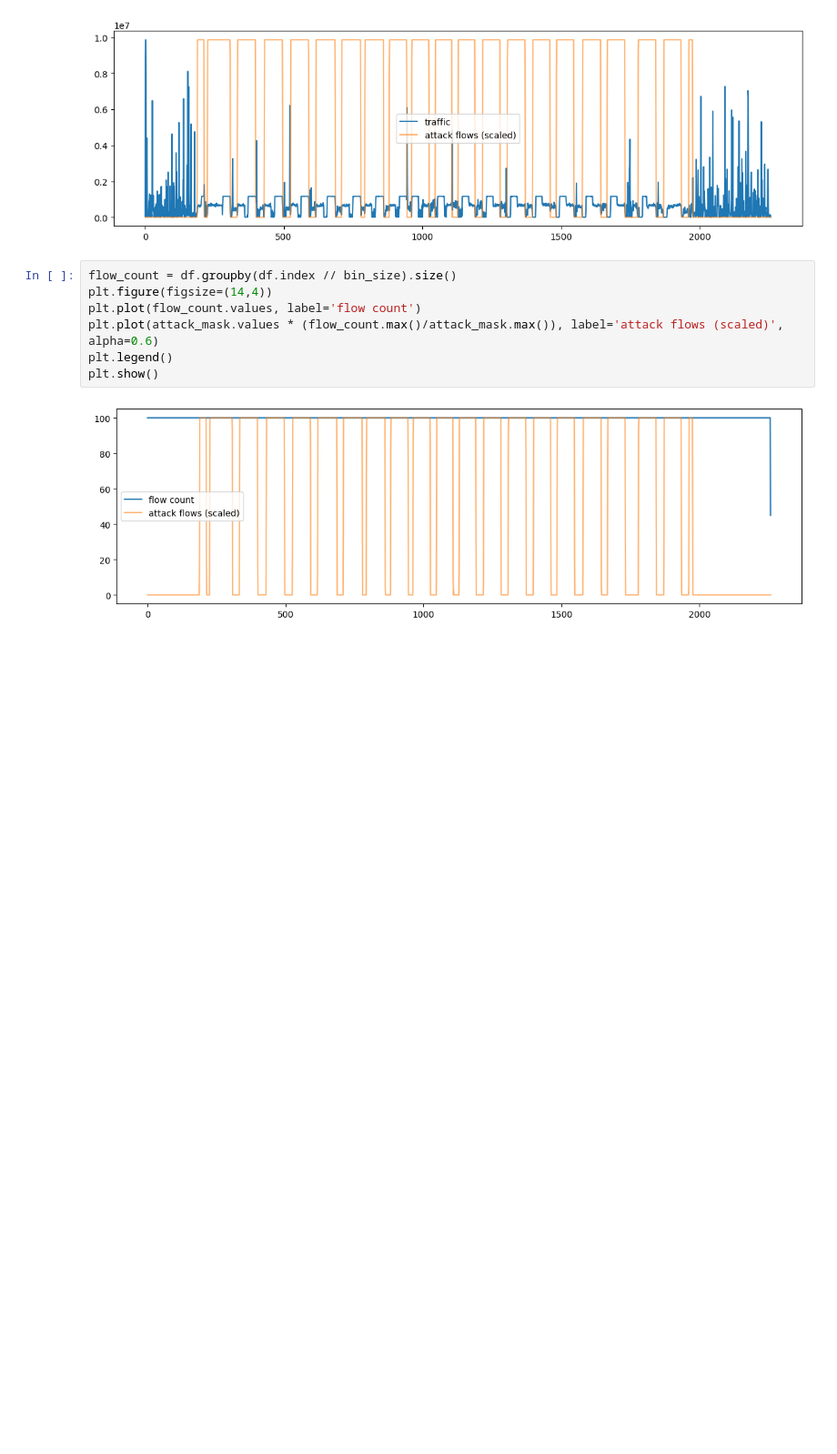
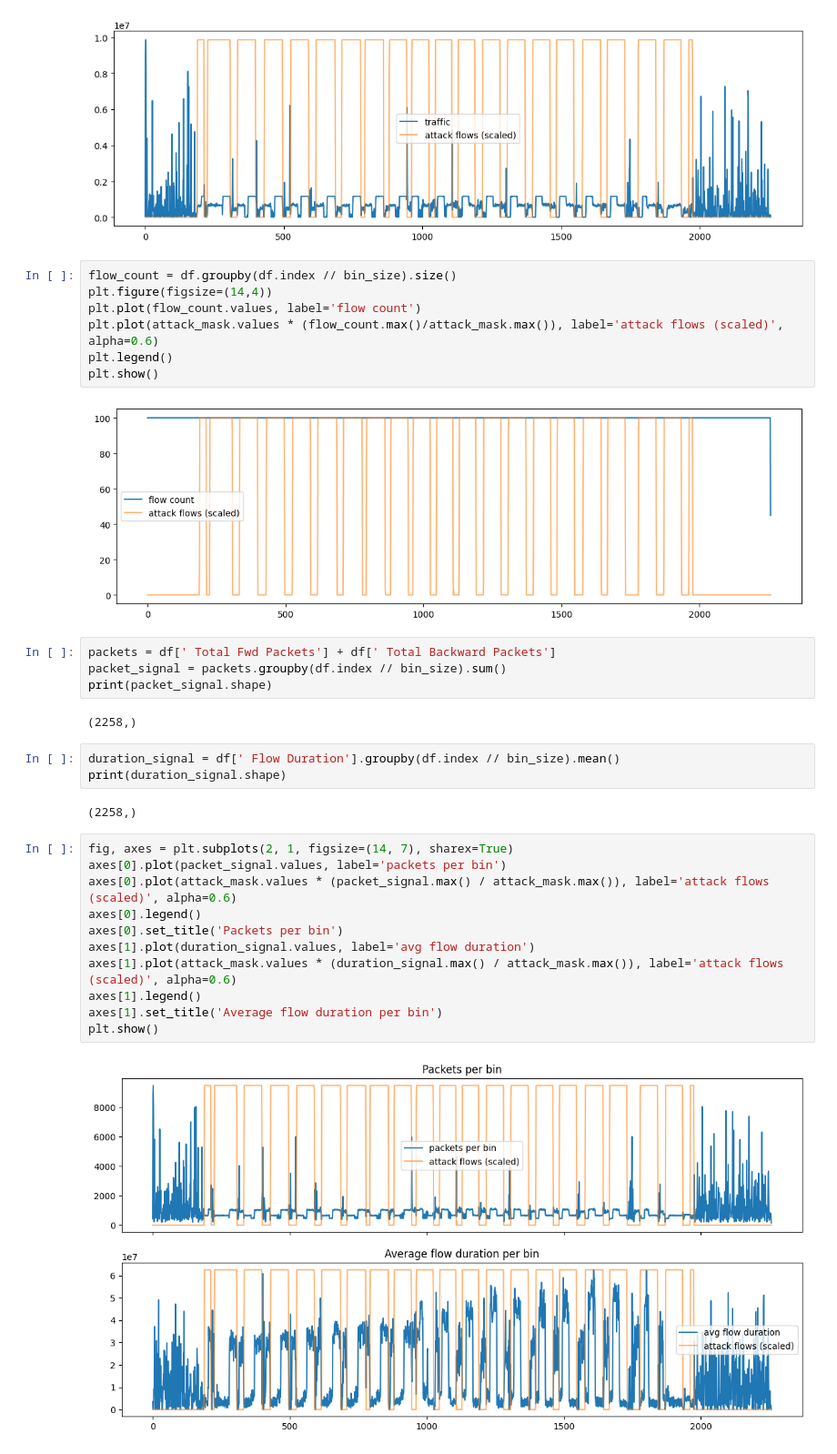
Before and after one commit to mithranivetha/network-anomaly-detection, a Jupyter notebook: notebooks/explore_data.ipynb, the cells around one changed output. Shown at 91% size. Saved outputs shown, nothing was run; the diff lists cells and outputs as text; blank space fills up the shorter version.

```diff
--- a/notebooks/explore_data.ipynb
+++ b/notebooks/explore_data.ipynb
@@ -74,3 +74,27 @@ plt.legend()
 plt.show()
 # %% [output]
 [figure]
+# %%
+packets = df[' Total Fwd Packets'] + df[' Total Backward Packets']
+packet_signal = packets.groupby(df.index // bin_size).sum()
+print(packet_signal.shape)
+# %% [output]
+(2258,)
+# %%
+duration_signal = df[' Flow Duration'].groupby(df.index // bin_size).mean()
+print(duration_signal.shape)
+# %% [output]
+(2258,)
+# %%
+fig, axes = plt.subplots(2, 1, figsize=(14, 7), sharex=True)
+axes[0].plot(packet_signal.values, label='packets per bin')
+axes[0].plot(attack_mask.values * (packet_signal.max() / attack_mask.max()), label='attack flows (scaled)', alpha=0.6)
+axes[0].legend()
+axes[0].set_title('Packets per bin')
+axes[1].plot(duration_signal.values, label='avg flow duration')
+axes[1].plot(attack_mask.values * (duration_signal.max() / attack_mask.max()), label='attack flows (scaled)', alpha=0.6)
+axes[1].legend()
+axes[1].set_title('Average flow duration per bin')
+plt.show()
+# %% [output]
+[figure, added]
```
Also changed, not shown: parts of 10 cells of this notebook, 1 other file.
